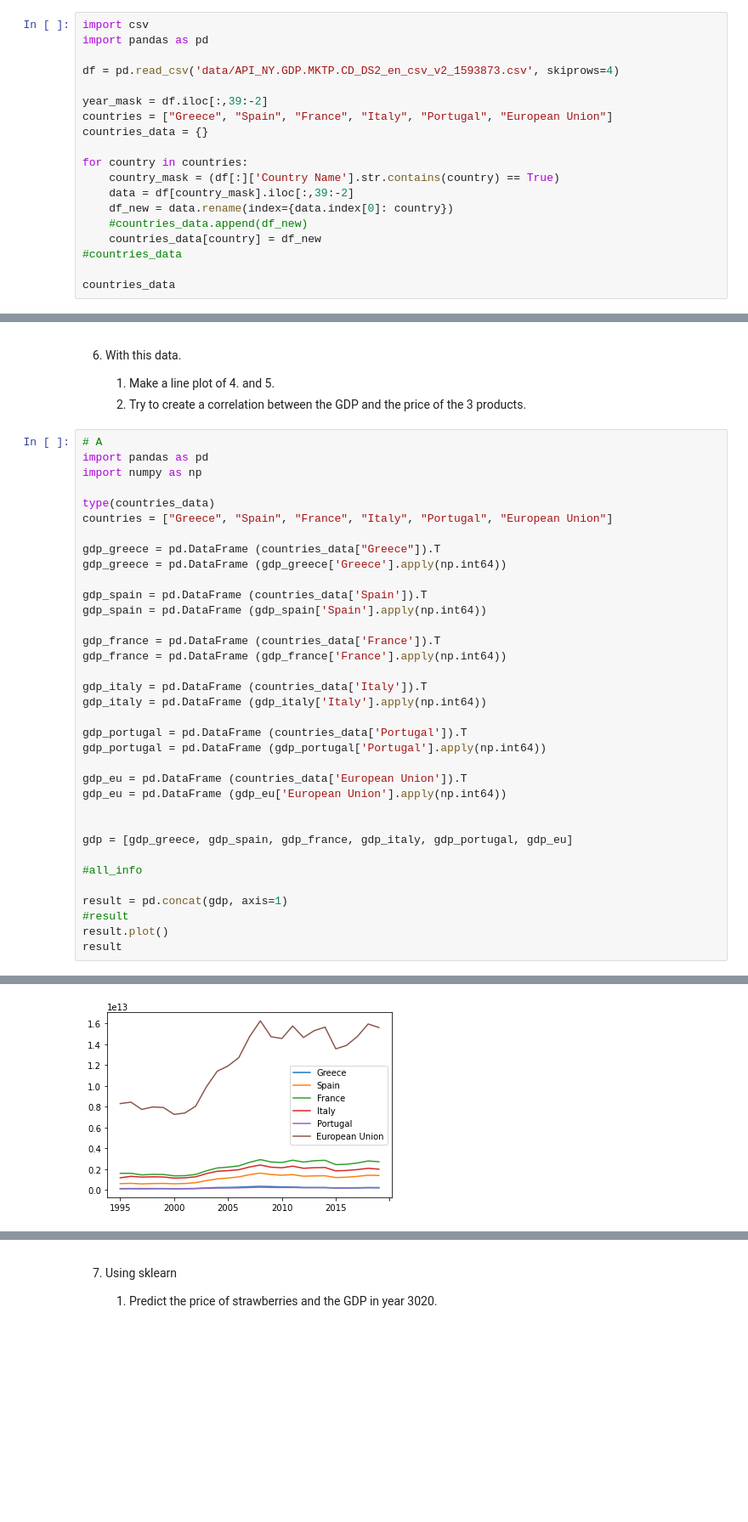
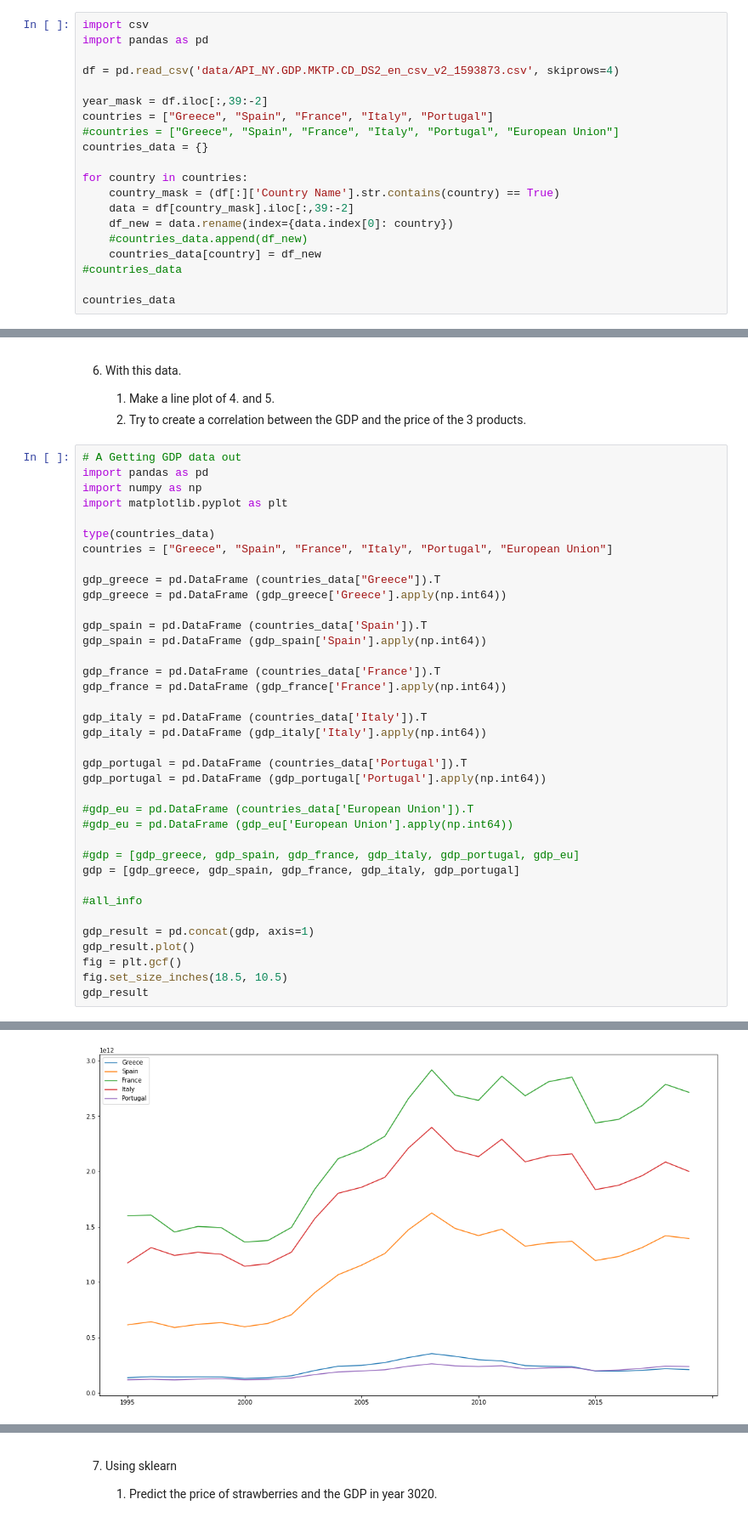
Before and after one commit to Bringordie/sem4python, a Jupyter notebook: Week44-ex10/Week_44.ipynb, the cells around one changed output, grey strips where cells are left out. Shown at 85% size. Saved outputs shown, nothing was run; the diff lists cells and outputs as text; blank space fills up the shorter version.

```diff
--- a/Week44-ex10/Week_44.ipynb
+++ b/Week44-ex10/Week_44.ipynb
@@ -188,7 +188,8 @@ import pandas as pd
 df = pd.read_csv('data/API_NY.GDP.MKTP.CD_DS2_en_csv_v2_1593873.csv', skiprows=4)
 
 year_mask = df.iloc[:,39:-2]
-countries = ["Greece", "Spain", "France", "Italy", "Portugal", "European Union"]
+countries = ["Greece", "Spain", "France", "Italy", "Portugal"]
+#countries = ["Greece", "Spain", "France", "Italy", "Portugal", "European Union"]
 countries_data = {}
 
 for country in countries:
@@ -270,9 +278,10 @@ for num, country in enumerate(county_codes, start=0):
     1. Make a line plot of 4. and 5.
     2. Try to create a correlation between the GDP and the price of the 3 products.
 # %%
-# A
+# A Getting GDP data out
 import pandas as pd
 import numpy as np
+import matplotlib.pyplot as plt
 
 type(countries_data)
 countries = ["Greece", "Spain", "France", "Italy", "Portugal", "European Union"]
@@ -292,16 +301,17 @@ gdp_italy = pd.DataFrame (gdp_italy['Italy'].apply(np.int64))
 gdp_portugal = pd.DataFrame (countries_data['Portugal']).T
 gdp_portugal = pd.DataFrame (gdp_portugal['Portugal'].apply(np.int64))
 
-gdp_eu = pd.DataFrame (countries_data['European Union']).T
-gdp_eu = pd.DataFrame (gdp_eu['European Union'].apply(np.int64))
+#gdp_eu = pd.DataFrame (countries_data['European Union']).T
+#gdp_eu = pd.DataFrame (gdp_eu['European Union'].apply(np.int64))
 
-
-gdp = [gdp_greece, gdp_spain, gdp_france, gdp_italy, gdp_portugal, gdp_eu]
+#gdp = [gdp_greece, gdp_spain, gdp_france, gdp_italy, gdp_portugal, gdp_eu]
+gdp = [gdp_greece, gdp_spain, gdp_france, gdp_italy, gdp_portugal]
 
 #all_info
 
-result = pd.concat(gdp, axis=1)
-#result
-result.plot()
-result
+gdp_result = pd.concat(gdp, axis=1)
+gdp_result.plot()
+fig = plt.gcf()
+fig.set_size_inches(18.5, 10.5)
+gdp_result
 # %% [output]
@@ -325,2 +335,2 @@ result
-[figure, old version]
+[figure, new version]
 # %%
```
Also changed, not shown: parts of 13 cells of this notebook.
